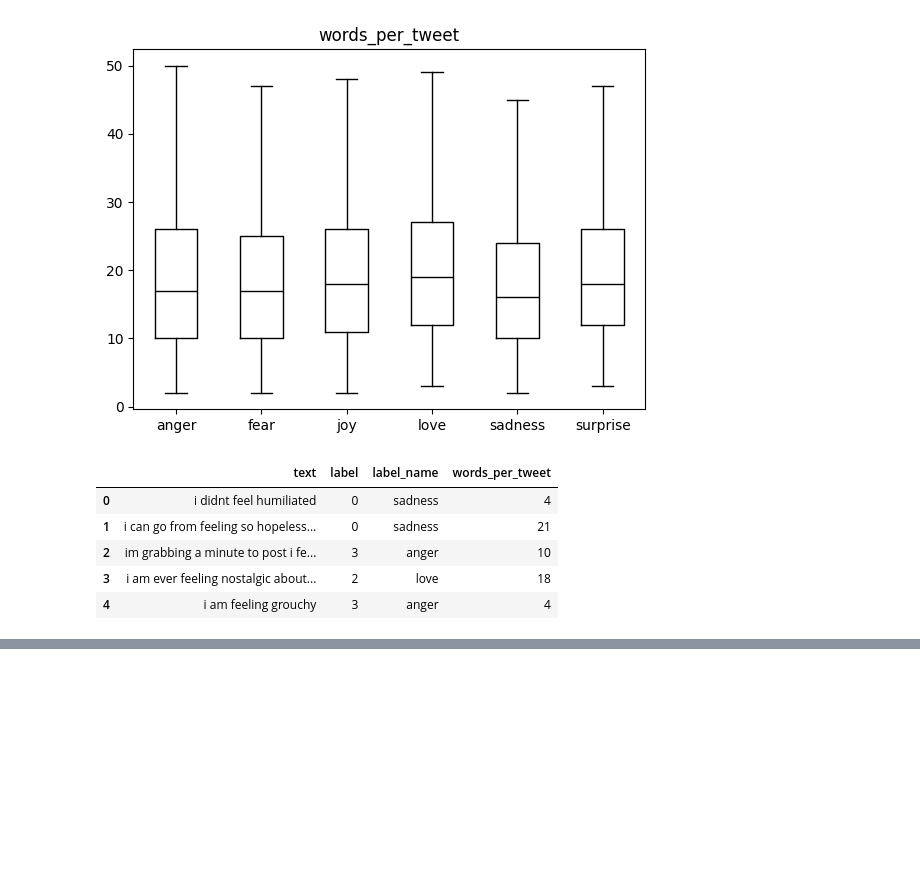
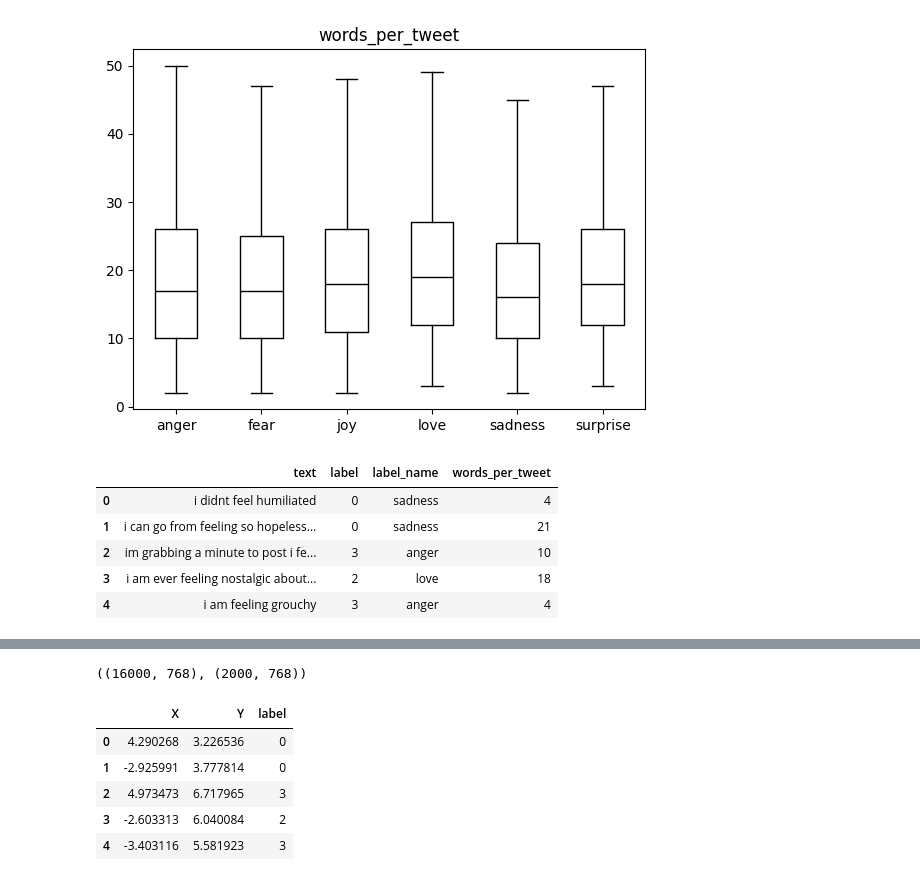
Before and after one commit to lilianabs/intent-classification, a Jupyter notebook: Text_classification_example.ipynb, the cells around one changed output, grey strips where cells are left out. Saved outputs shown, nothing was run; the diff lists cells and outputs as text; code cells hidden in the pictures; blank space fills up the shorter version.

```diff
--- a/Text_classification_example.ipynb
+++ b/Text_classification_example.ipynb
@@ -126,0 +243,22 @@ df.head()
+# %%
+device = torch.device("cuda" if torch.cuda.is_available() else "cpu")
+
+def extract_hidden_states(batch):
+    # Place model inputs on the GPU
+    inputs = {k:v.to(device) for k,v in batch.items()
+              if k in tokenizer.model_input_names}
+    # Extract last hidden states
+    with torch.no_grad():
+        last_hidden_state = model(**inputs).last_hidden_state
+    # Return vector for [CLS] token
+    return {"hidden_state": last_hidden_state[:,0].cpu().numpy()}
+# %%
+# Before setting format, add the 'label' column back to emotions_encoded
+# This is necessary because the tokenize function did not carry over the 'label'
+for split in emotions_encoded.keys():
+    if 'label' not in emotions_encoded[split].features:
+        # Assuming that 'emotions' dataset still holds the original 'label' column
+        emotions_encoded[split] = emotions_encoded[split].add_column("label", emotions[split]['label'])
+
+emotions_encoded.set_format("torch",
+                            columns=["input_ids", "token_type_ids", "attention_mask", "label"])
@@ -126,0 +291,32 @@ df.head()
+# %%
+# Create a feature matrix
+
+import numpy as np
+
+X_train = np.array(emotions_hidden["train"]["hidden_state"])
+X_valid = np.array(emotions_hidden["validation"]["hidden_state"])
+y_train = np.array(emotions_hidden["train"]["label"])
+y_valid = np.array(emotions_hidden["validation"]["label"])
+X_train.shape, X_valid.shape
+# %% [output]
+((16000, 768), (2000, 768))
+# %%
+
+from umap import UMAP
+from sklearn.preprocessing import MinMaxScaler
+
+# Scale features to [0,1] range
+X_scaled = MinMaxScaler().fit_transform(X_train)
+# Initialize and fit UMAP
+mapper = UMAP(n_components=2, metric="cosine").fit(X_scaled)
+# Create a DataFrame of 2D embeddings
+df_emb = pd.DataFrame(mapper.embedding_, columns=["X", "Y"])
+df_emb["label"] = y_train
+df_emb.head()
+# %% [output]
+|  | X | Y | label |
+| 0 | 4.290268 | 3.226536 | 0 |
+| 1 | -2.925991 | 3.777814 | 0 |
+| 2 | 4.973473 | 6.717965 | 3 |
+| 3 | -2.603313 | 6.040084 | 2 |
+| 4 | -3.403116 | 5.581923 | 3 |
```
Also changed, not shown: parts of 25 cells of this notebook.
